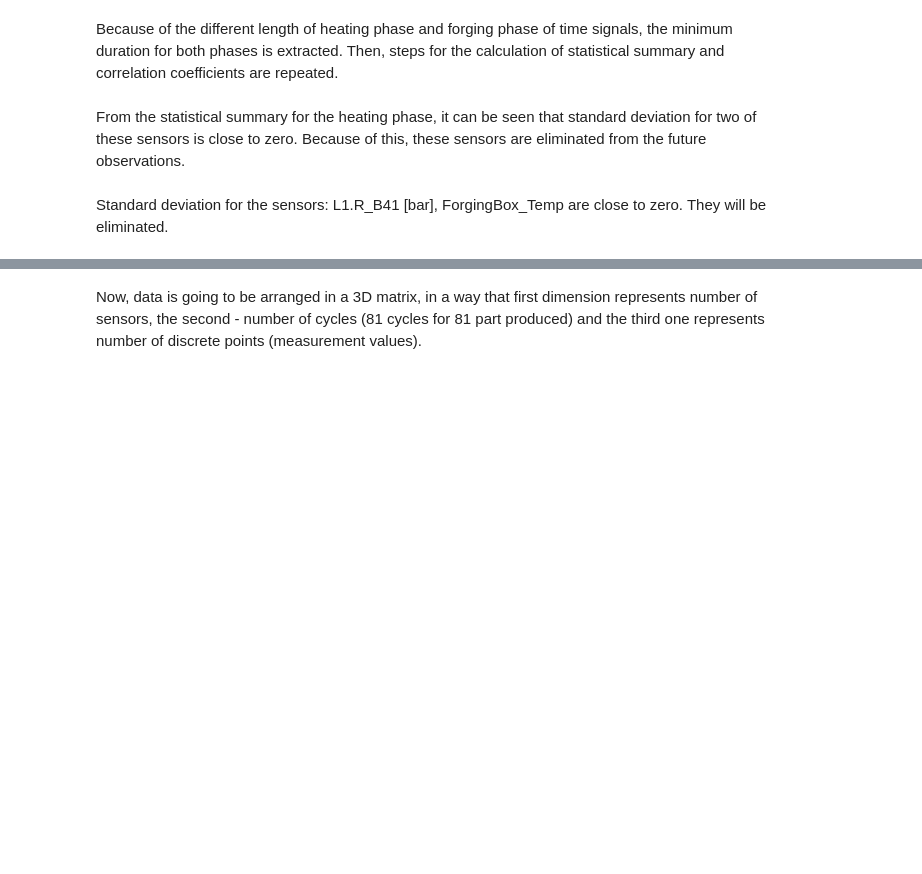
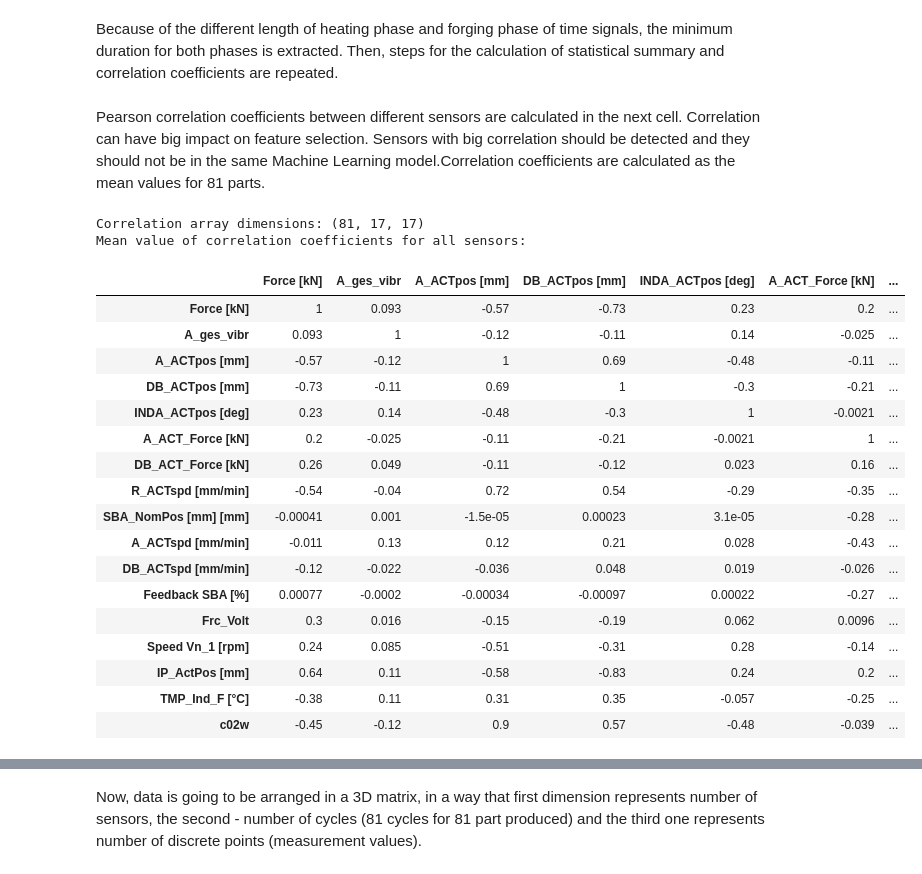
Before and after one commit to ehlimana/Strath_visualization, a Jupyter notebook: Untitled.ipynb, the cells around one changed output, grey strips where cells are left out. Cells and saved outputs as stored; diff of their text form; code cells hidden in the pictures; blank space fills up the shorter version.

```diff
--- a/Untitled.ipynb
+++ b/Untitled.ipynb
@@ -157,9 +168,11 @@ def extract_forging_phases(trace):
 
     forge_list=list(zip(forging_start[0], forging_end[0]))
     forging_ph=[None]*(len(forge_list))
-    forging_ph=[trace[['Power [kW]', 'Force [kN]', 'A_ges_vibr','Schlagzahl [1/min]', 'RamRetract_ActSpd [rpm]',
-       'A_ACTpos [mm]', 'L_ACTpos [mm]', 'R_ACTpos [mm]','SBA_ActPos [mm]', 'A_ACT_Force [kN]', 'DB_ACT_Force [kN]',
-       'L_NOMpos [mm]', 'R_NOMpos [mm]', 'INDA_NOMpos [deg]','A_NOMpos [mm]', 'Frc_Volt','ForgingBox_Temp', 'L1.R_B41 [bar]', 'TMP_Ind_F [°C]','W2 Durchfluss [l]', 'W1 Durchfluss [l]']][forge_list[i][0]:forge_list[i][1]] for i in range(len(forge_list))]
+    forging_ph=[trace[['Force [kN]', 'A_ges_vibr', 'A_ACTpos [mm]', 'DB_ACTpos [mm]',
+       'INDA_ACTpos [deg]', 'A_ACT_Force [kN]', 'DB_ACT_Force [kN]',
+       'R_ACTspd [mm/min]', 'SBA_NomPos [mm] [mm]', 'A_ACTspd [mm/min]',
+       'DB_ACTspd [mm/min]', 'Feedback SBA [%]', 'Frc_Volt',
+       'Speed Vn_1 [rpm]', 'IP_ActPos [mm]', 'TMP_Ind_F [°C]', 'c02w']][forge_list[i][0]:forge_list[i][1]] for i in range(len(forge_list))]
     return forging_ph
 # %%
 heating_ph=extract_heating_phases(merged_data)
@@ -189,2 +203,2 @@ df_summary(heating_ph_extracted[10])
-# %% [markdown]
-From the statistical summary for the heating phase, it can be seen that standard deviation for two of these sensors is close to zero. Because of this, these sensors are eliminated from the future observations.
+# %% [markdown]
+Pearson correlation coefficients between different sensors are calculated in the next cell. Correlation can have big impact on feature selection. Sensors with big correlation should be detected and they should not be in the same Machine Learning model.Correlation coefficients are calculated as the mean values for 81 parts.
@@ -191 +214,24 @@ From the statistical summary for the heating phase, it can be seen that standard
+# %%
+calculate_correlation(forging_ph_extracted) #mean values of corr coefficients for all parts
+# %% [output]
+Correlation array dimensions: (81, 17, 17)
+Mean value of correlation coefficients for all sensors:
+|  | Force [kN] | A_ges_vibr | A_ACTpos [mm] | DB_ACTpos [mm] | INDA_ACTpos [deg] | A_ACT_Force [kN] | ... |
+| Force [kN] | 1 | 0.093 | -0.57 | -0.73 | 0.23 | 0.2 | ... |
+| A_ges_vibr | 0.093 | 1 | -0.12 | -0.11 | 0.14 | -0.025 | ... |
+| A_ACTpos [mm] | -0.57 | -0.12 | 1 | 0.69 | -0.48 | -0.11 | ... |
+| DB_ACTpos [mm] | -0.73 | -0.11 | 0.69 | 1 | -0.3 | -0.21 | ... |
+| INDA_ACTpos [deg] | 0.23 | 0.14 | -0.48 | -0.3 | 1 | -0.0021 | ... |
+| A_ACT_Force [kN] | 0.2 | -0.025 | -0.11 | -0.21 | -0.0021 | 1 | ... |
+| DB_ACT_Force [kN] | 0.26 | 0.049 | -0.11 | -0.12 | 0.023 | 0.16 | ... |
+| R_ACTspd [mm/min] | -0.54 | -0.04 | 0.72 | 0.54 | -0.29 | -0.35 | ... |
+| SBA_NomPos [mm] [mm] | -0.00041 | 0.001 | -1.5e-05 | 0.00023 | 3.1e-05 | -0.28 | ... |
+| A_ACTspd [mm/min] | -0.011 | 0.13 | 0.12 | 0.21 | 0.028 | -0.43 | ... |
+| DB_ACTspd [mm/min] | -0.12 | -0.022 | -0.036 | 0.048 | 0.019 | -0.026 | ... |
+| Feedback SBA [%] | 0.00077 | -0.0002 | -0.00034 | -0.00097 | 0.00022 | -0.27 | ... |
+| Frc_Volt | 0.3 | 0.016 | -0.15 | -0.19 | 0.062 | 0.0096 | ... |
+| Speed Vn_1 [rpm] | 0.24 | 0.085 | -0.51 | -0.31 | 0.28 | -0.14 | ... |
+| IP_ActPos [mm] | 0.64 | 0.11 | -0.58 | -0.83 | 0.24 | 0.2 | ... |
+| TMP_Ind_F [°C] | -0.38 | 0.11 | 0.31 | 0.35 | -0.057 | -0.25 | ... |
+| c02w | -0.45 | -0.12 | 0.9 | 0.57 | -0.48 | -0.039 | ... |
 # %%
@@ -195,2 +239,0 @@ df_summary(forging_ph_extracted[0])
-# %% [markdown]
-Standard deviation for the sensors: L1.R_B41 [bar], ForgingBox_Temp are close to zero. They will be eliminated.
```
Also changed, not shown: parts of 47 cells of this notebook, 1 other file.
